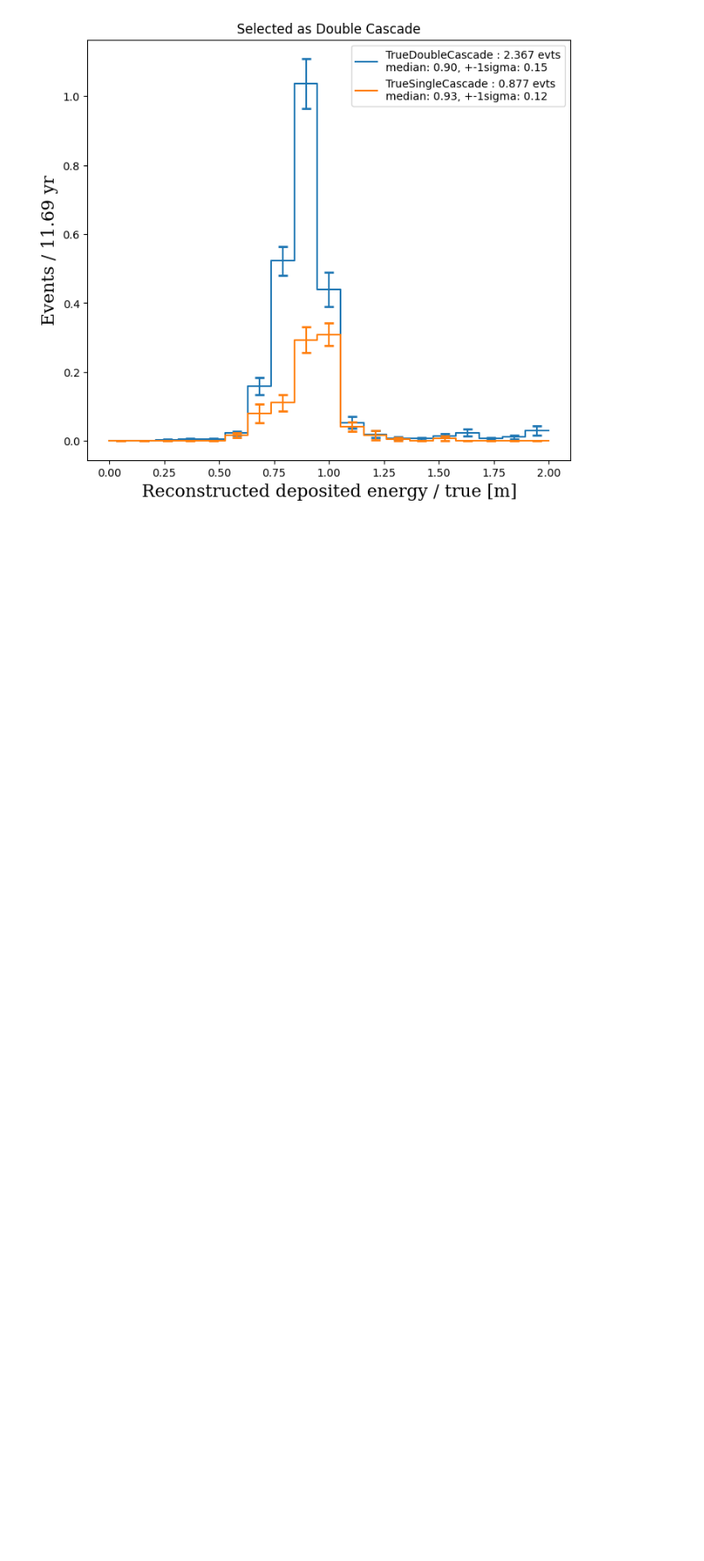
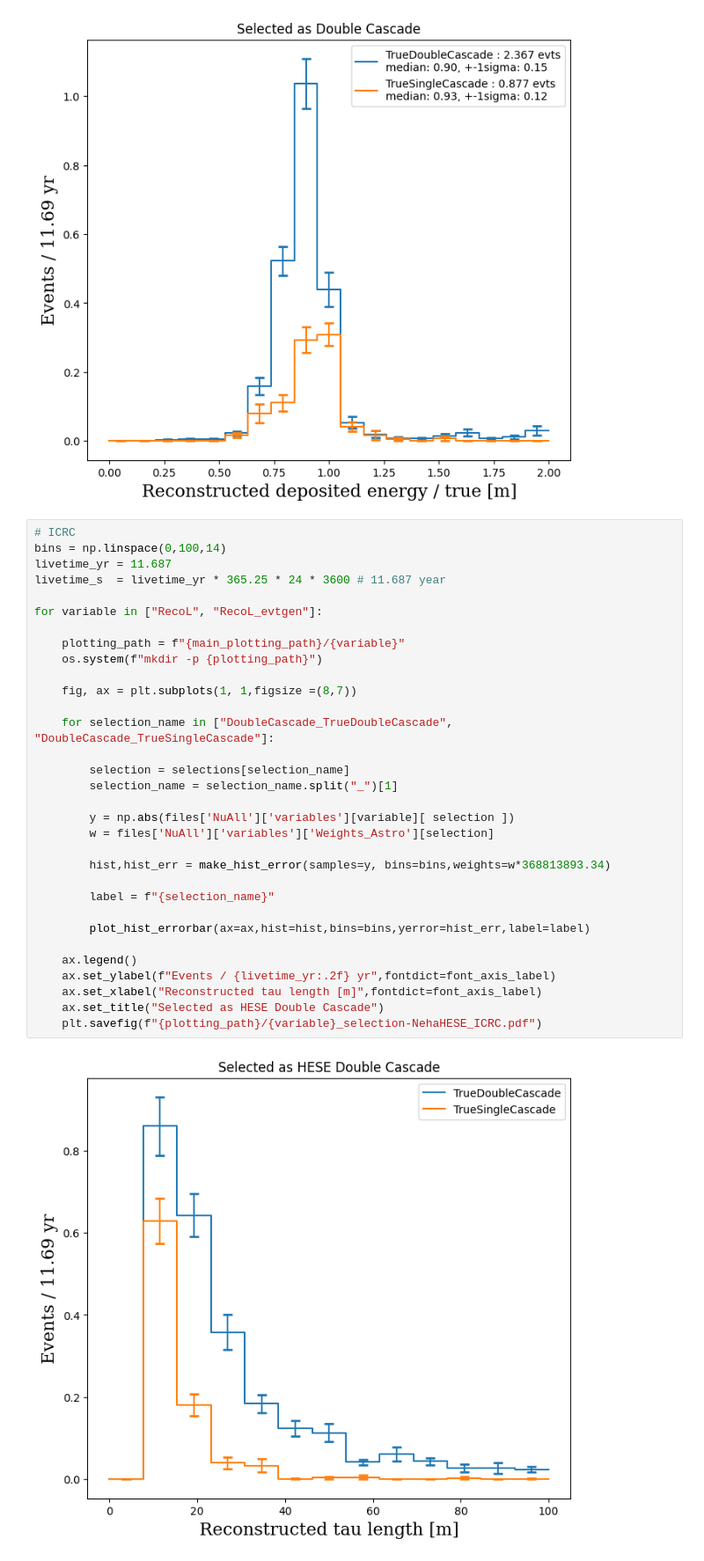
Before and after one commit to tjuanve/evtgen, a Jupyter notebook: performance/1D_distributions.ipynb, the cells around one changed output. Shown at 88% size. Saved outputs shown, nothing was run; the diff lists cells and outputs as text; blank space fills up the shorter version.

Commit message:
update plots icrc

```diff
--- a/performance/1D_distributions.ipynb
+++ b/performance/1D_distributions.ipynb
@@ -297,3 +297,37 @@ for variable in ["RecoETot", "RecoETot_evtgen"]:
 # %% [output]
 [figure]
 [figure]
+# %%
+# ICRC
+bins = np.linspace(0,100,14)
+livetime_yr = 11.687
+livetime_s  = livetime_yr * 365.25 * 24 * 3600 # 11.687 year
+
+for variable in ["RecoL", "RecoL_evtgen"]:
+
+    plotting_path = f"{main_plotting_path}/{variable}"
+    os.system(f"mkdir -p {plotting_path}")
+
+    fig, ax = plt.subplots(1, 1,figsize =(8,7))
+
+    for selection_name in ["DoubleCascade_TrueDoubleCascade", "DoubleCascade_TrueSingleCascade"]:
+
+        selection = selections[selection_name]
+        selection_name = selection_name.split("_")[1]
+
+        y = np.abs(files['NuAll']['variables'][variable][ selection ])
+        w = files['NuAll']['variables']['Weights_Astro'][selection]
+
+        hist,hist_err = make_hist_error(samples=y, bins=bins,weights=w*368813893.34)
+
+        label = f"{selection_name}"
+
+        plot_hist_errorbar(ax=ax,hist=hist,bins=bins,yerror=hist_err,label=label)
+
+    ax.legend()
+    ax.set_ylabel(f"Events / {livetime_yr:.2f} yr",fontdict=font_axis_label)
+    ax.set_xlabel("Reconstructed tau length [m]",fontdict=font_axis_label)
+    ax.set_title("Selected as HESE Double Cascade")
+    plt.savefig(f"{plotting_path}/{variable}_selection-NehaHESE_ICRC.pdf")
+# %% [output]
+[figure, added]
```
Also changed, not shown: parts of 1 cell of this notebook, 3 other files.
